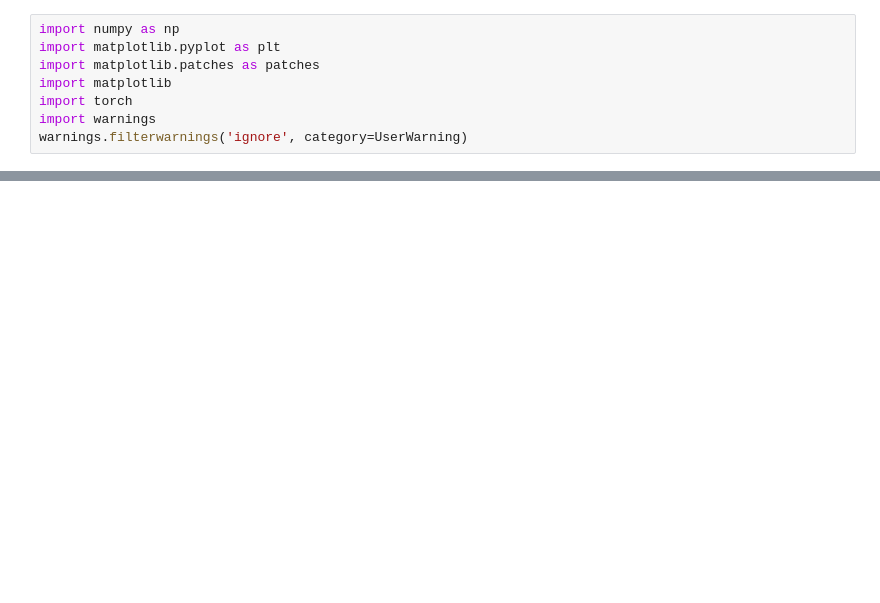
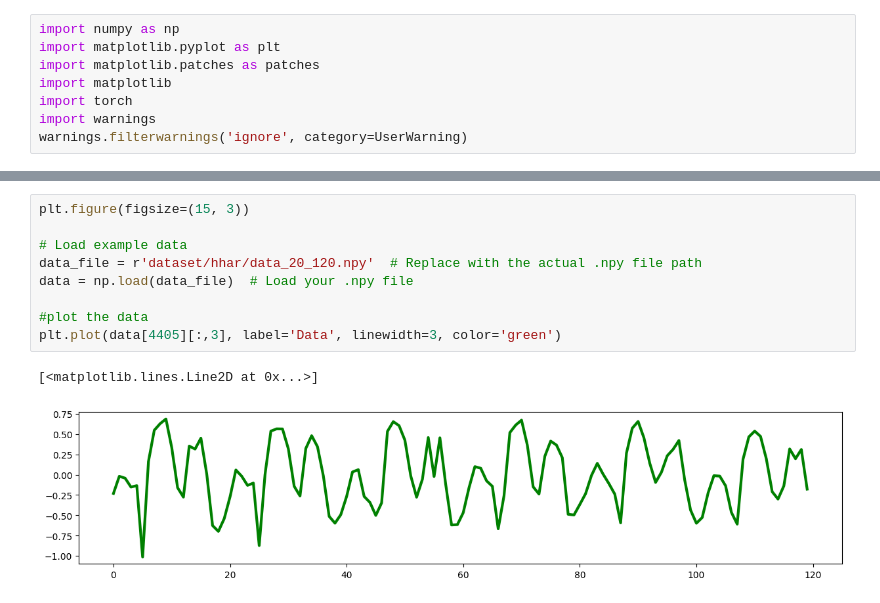
Before and after one commit to prerna-khanna/gesture-foundational-model, a Jupyter notebook: plots.ipynb, the cells around one changed output, grey strips where cells are left out. Cells and saved outputs as stored; diff of their text form; blank space fills up the shorter version.

```diff
--- a/plots.ipynb
+++ b/plots.ipynb
@@ -54,3 +54,15 @@ plt.tight_layout()
 plt.savefig("plots/nucleus.pdf", bbox_inches='tight')
 # %% [output]
 [figure]
+# %%
+plt.figure(figsize=(15, 3))
+
+# Load example data
+data_file = r'dataset/hhar/data_20_120.npy'  # Replace with the actual .npy file path
+data = np.load(data_file)  # Load your .npy file
+
+#plot the data
+plt.plot(data[4405][:,3], label='Data', linewidth=3, color='green')
+# %% [output]
+[<matplotlib.lines.Line2D at 0x...>]
+[figure, added]
```
Also changed, not shown: parts of 3 cells of this notebook, 13 other files.
